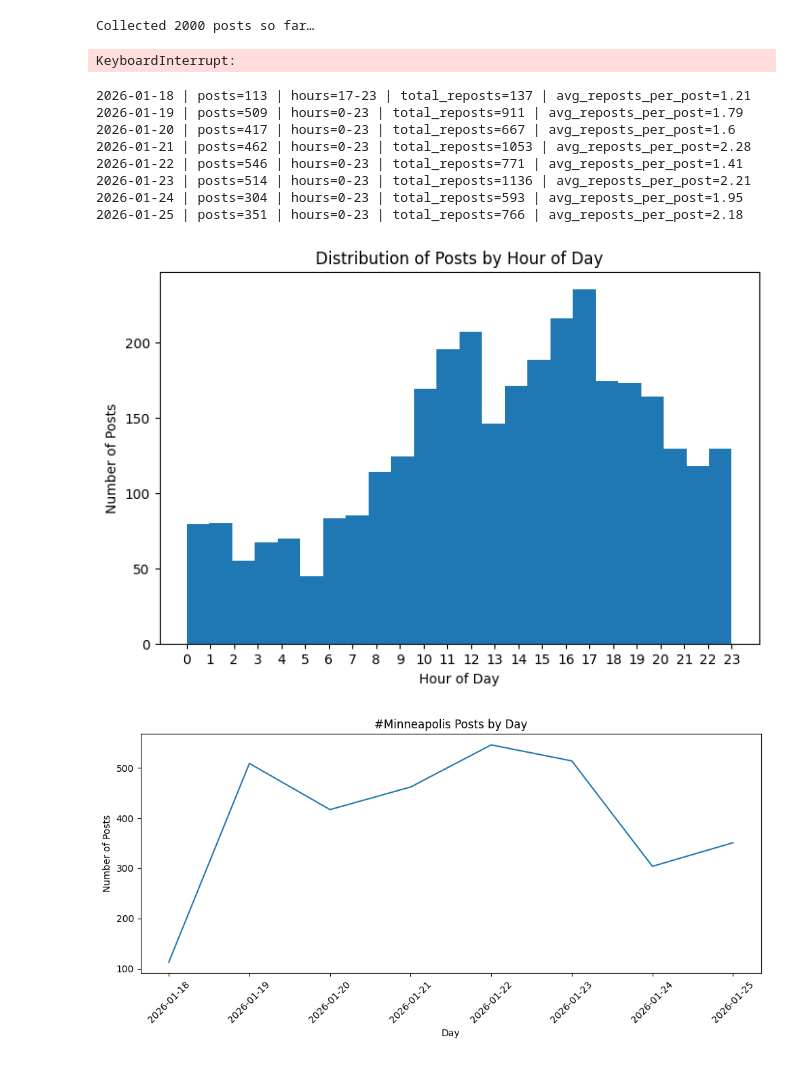
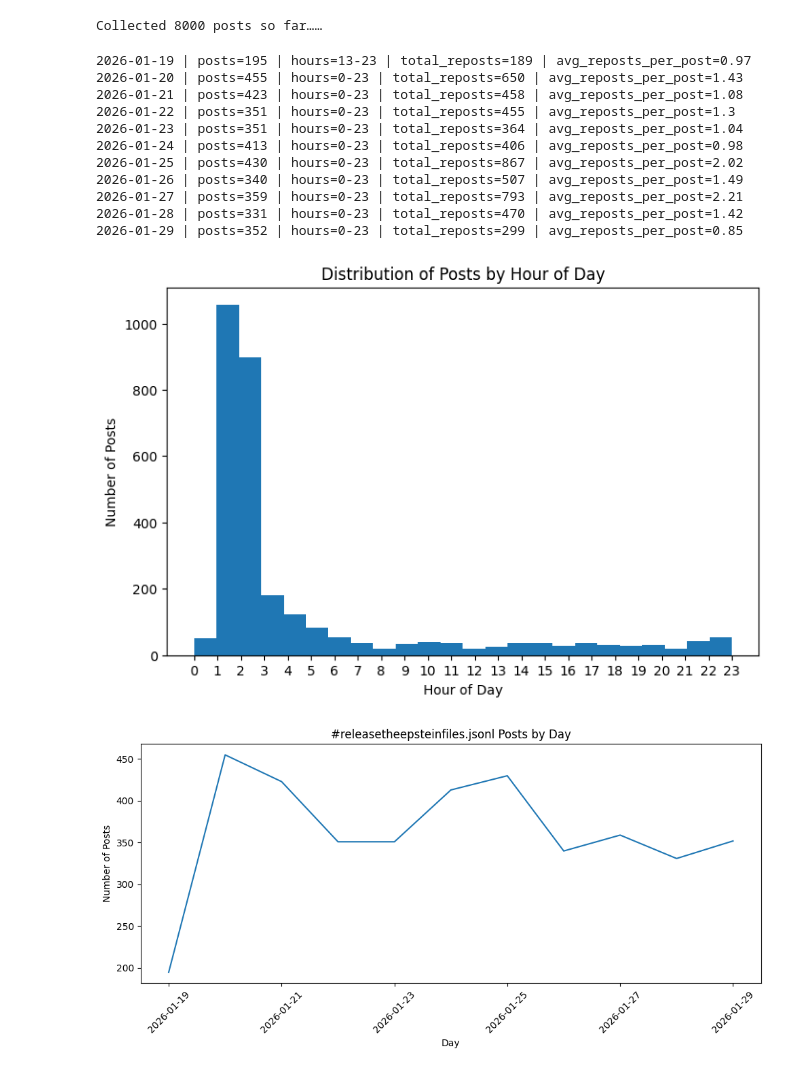
Before and after one commit to jonasbjaerke/MEng-project, a Jupyter notebook: download_posts.ipynb, the cells around one changed output. Drawn from its saved outputs; the diff is of its cells as text; code cells hidden in the pictures.

```diff
--- a/download_posts.ipynb
+++ b/download_posts.ipynb
@@ -141,18 +149,18 @@ file = 'gaza.jsonl'
 # %%
-# Trump Minneapolis TikTok GoldenGlobes NBA AI TheTraitors booksky gaza
+# Trump Minneapolis TikTok GoldenGlobes NBA AI TheTraitors booksky gaza tennis aew releasetheepsteinfiles
 collect_hashtags_posts(
-    hashtags=["gaza"],
-    since_dt=datetime(2026, 1, 1),
-    until_dt=datetime(2026, 1, 26),
-    max_posts_per_hashtag=6000
+    hashtags= ["aew","releasetheepsteinfiles","TikTok"],
+    since_dt=datetime(2025, 12, 1),
+    until_dt=datetime(2026, 1, 30),
+    max_posts_per_hashtag = 20000,
+    min_posts_per_hashtag = 8000
 )
 # %% [output]
-Collected 2000 posts so far…
+Collected 8000 posts so far……
-KeyboardInterrupt:
+# %%
+file = 'releasetheepsteinfiles.jsonl'
 # %%
-from collections import defaultdict
-from datetime import datetime
-import json
+
 
 def get_post_day_stats():
     stats = defaultdict(lambda: {
@@ -211,14 +219,17 @@ def get_post_day_stats():
 
 get_post_day_stats()
 # %% [output]
-2026-01-18 | posts=113 | hours=17-23 | total_reposts=137 | avg_reposts_per_post=1.21
-2026-01-19 | posts=509 | hours=0-23 | total_reposts=911 | avg_reposts_per_post=1.79
-2026-01-20 | posts=417 | hours=0-23 | total_reposts=667 | avg_reposts_per_post=1.6
-2026-01-21 | posts=462 | hours=0-23 | total_reposts=1053 | avg_reposts_per_post=2.28
-2026-01-22 | posts=546 | hours=0-23 | total_reposts=771 | avg_reposts_per_post=1.41
-2026-01-23 | posts=514 | hours=0-23 | total_reposts=1136 | avg_reposts_per_post=2.21
-2026-01-24 | posts=304 | hours=0-23 | total_reposts=593 | avg_reposts_per_post=1.95
-2026-01-25 | posts=351 | hours=0-23 | total_reposts=766 | avg_reposts_per_post=2.18
+2026-01-19 | posts=195 | hours=13-23 | total_reposts=189 | avg_reposts_per_post=0.97
+2026-01-20 | posts=455 | hours=0-23 | total_reposts=650 | avg_reposts_per_post=1.43
+2026-01-21 | posts=423 | hours=0-23 | total_reposts=458 | avg_reposts_per_post=1.08
+2026-01-22 | posts=351 | hours=0-23 | total_reposts=455 | avg_reposts_per_post=1.3
+2026-01-23 | posts=351 | hours=0-23 | total_reposts=364 | avg_reposts_per_post=1.04
+2026-01-24 | posts=413 | hours=0-23 | total_reposts=406 | avg_reposts_per_post=0.98
+2026-01-25 | posts=430 | hours=0-23 | total_reposts=867 | avg_reposts_per_post=2.02
+2026-01-26 | posts=340 | hours=0-23 | total_reposts=507 | avg_reposts_per_post=1.49
+2026-01-27 | posts=359 | hours=0-23 | total_reposts=793 | avg_reposts_per_post=2.21
+2026-01-28 | posts=331 | hours=0-23 | total_reposts=470 | avg_reposts_per_post=1.42
+2026-01-29 | posts=352 | hours=0-23 | total_reposts=299 | avg_reposts_per_post=0.85
 # %%
 
 
@@ -263,7 +274,7 @@ def plot_posts_by_hour(file_path):
 
 plot_posts_by_hour(file)
 # %% [output]
-[figure, old version]
+[figure, new version]
 # %%
 
 from collections import Counter
@@ -287,32 +298,32 @@ def plot_posts_by_day(file_path):
             if not created:
                 continue
 
             # Parse timestamp safely
             try:
                 dt = datetime.fromisoformat(created.replace("Z", "+00:00"))
             except:
                 try:
                     dt = datetime.fromisoformat(created[:19])
                 except:
                     continue
 
             dates.append(dt.date())
 
     # Count posts per day
     counts = Counter(dates)
     days = sorted(counts.keys())
     values = [counts[d] for d in days]
 
     # Plot
     plt.figure(figsize=(10,5))
     plt.plot(days, values)
     plt.xlabel("Day")
     plt.ylabel("Number of Posts")
-    plt.title("#Minneapolis Posts by Day")
+    plt.title(f"#{file_path} Posts by Day")
     plt.xticks(rotation=45)
     plt.tight_layout()
     plt.show()
 
 plot_posts_by_day(file)
 # %% [output]
-[figure, old version]
+[figure, new version]
```
Also changed, not shown: parts of 2 cells of this notebook, 2 other files.
